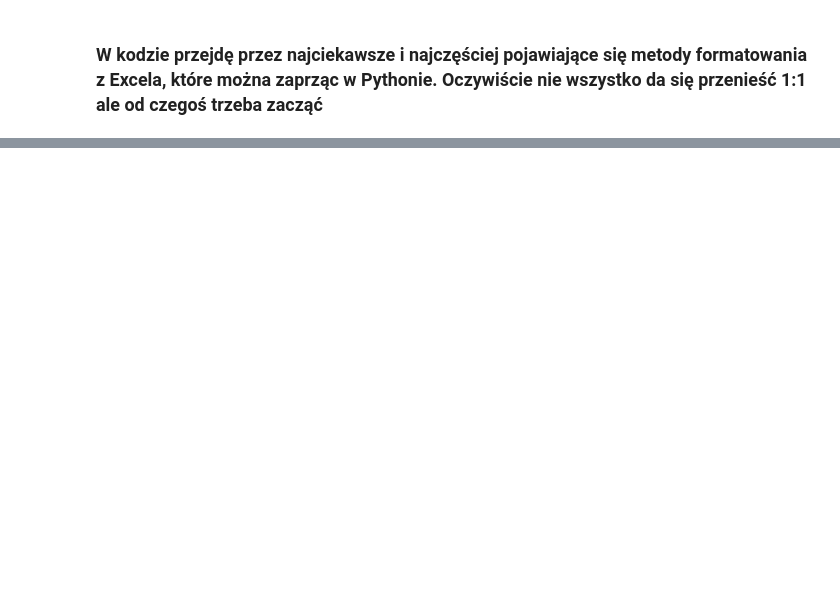
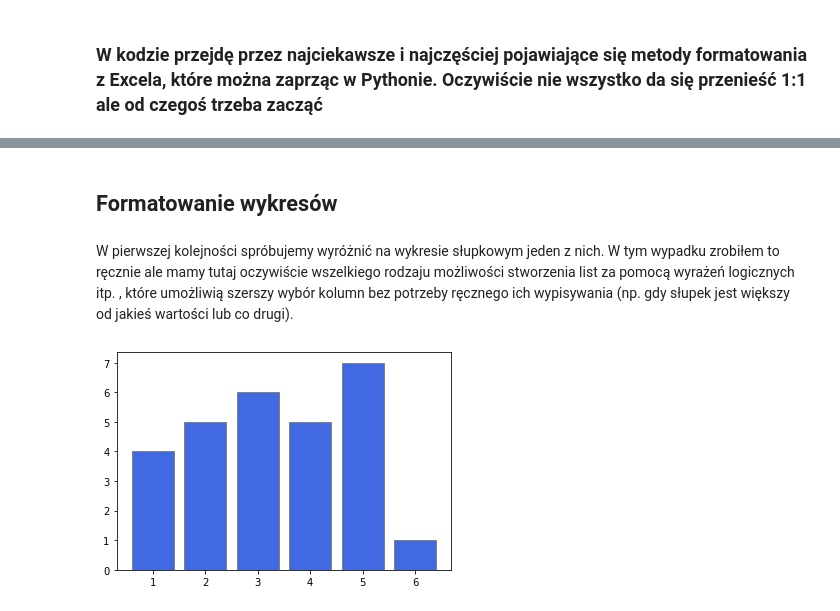
Before and after one commit to krisz17/conditional_formating, a Jupyter notebook: ConditionalFormat.ipynb, the cells around one changed output, grey strips where cells are left out. Cells and saved outputs as stored; diff of their text form; code cells hidden in the pictures; blank space fills up the shorter version.

```diff
--- a/ConditionalFormat.ipynb
+++ b/ConditionalFormat.ipynb
@@ -40,0 +196,19 @@ df.style.highlight_null()
+# %% [markdown]
+## Formatowanie wykresów
+# %% [markdown]
+W pierwszej kolejności spróbujemy wyróżnić na wykresie słupkowym jeden z nich. W tym wypadku zrobiłem to ręcznie ale mamy tutaj oczywiście wszelkiego rodzaju możliwości stworzenia list za pomocą wyrażeń logicznych itp. , które umożliwią szerszy wybór kolumn bez potrzeby ręcznego ich wypisywania (np. gdy słupek jest większy od jakieś wartości lub co drugi).
+# %%
+import numpy as np
+import pandas as pd
+import matplotlib.pyplot as plt
+
+#przykładowy zbiór
+df = pd.DataFrame({'A':[1,2,3,4,5,6], 'B':[4,5,6,5,7,1], 'C':[-3,-4,-5,-7,-6,-1]})
+
+#Basic bar plot:
+fig, ax = plt.subplots()
+ax.bar(df.A, df.B, color='royalblue', edgecolor='gray', linewidth=1)
+plt.savefig(r'E:\page_ds\conditional_formating\pict\bar_plot.png', format='png',dpi=300)
+plt.show()
+# %% [output]
+[figure, added]
```
Also changed, not shown: parts of 27 cells of this notebook.
